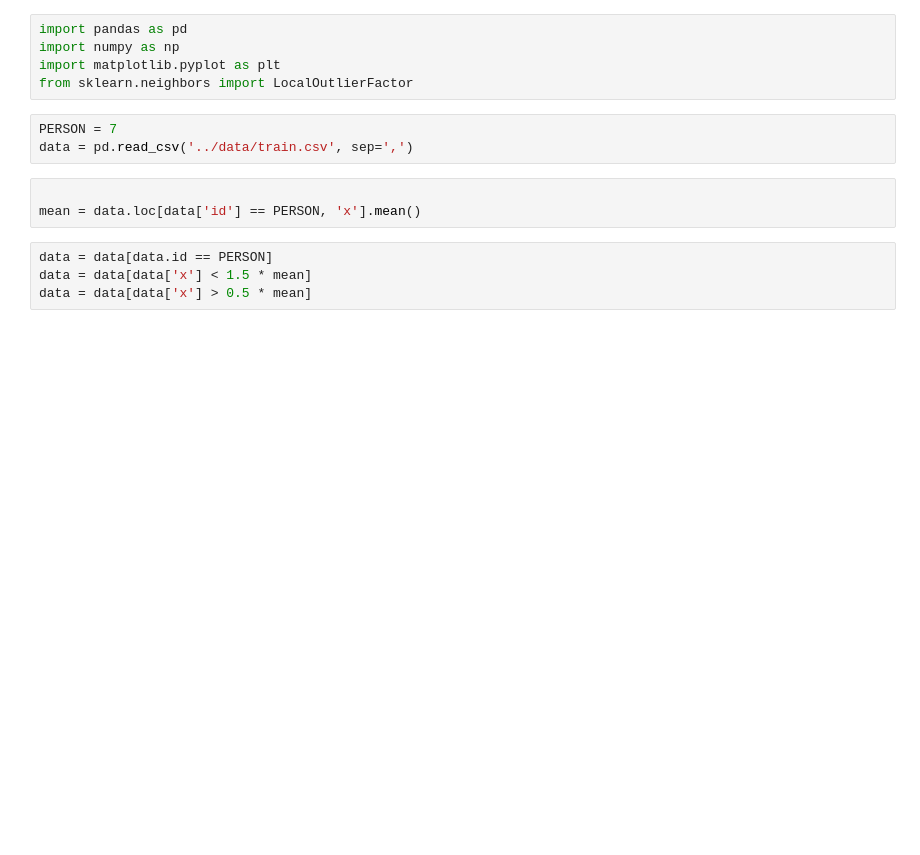
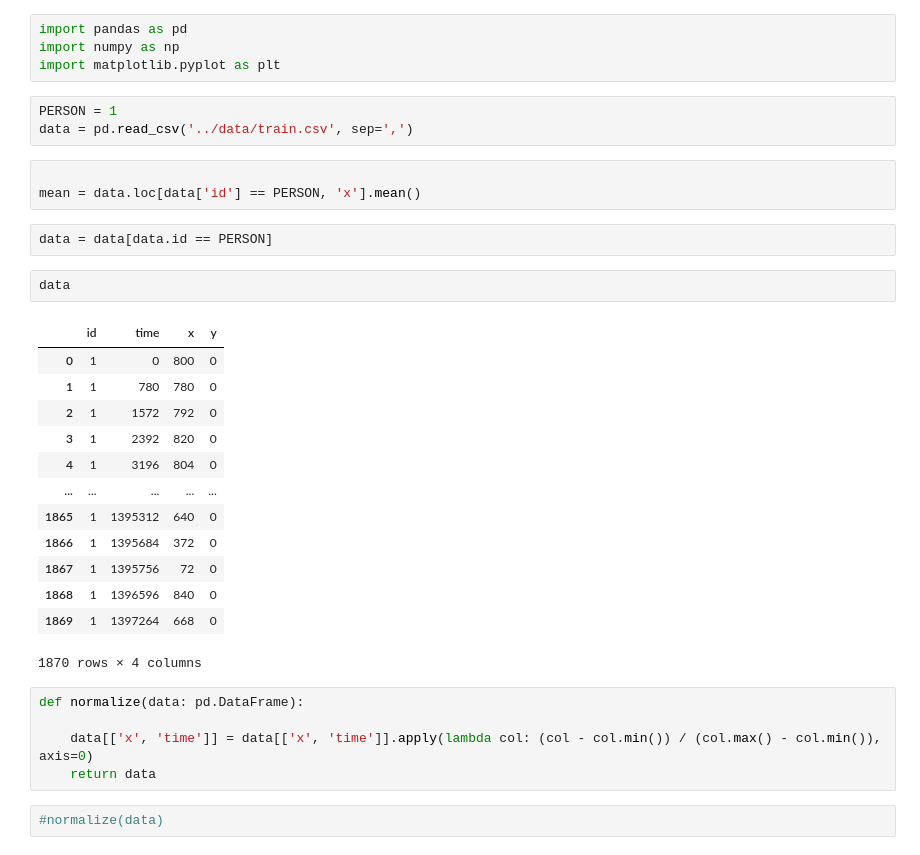
Before and after one commit to OnlyOneUseAcc/CardioSpike, a Jupyter notebook: main_features/test_features.ipynb, the cells around one changed output. Cells and saved outputs as stored; diff of their text form; blank space fills up the shorter version.

```diff
--- a/main_features/test_features.ipynb
+++ b/main_features/test_features.ipynb
@@ -2,14 +2,34 @@
 import pandas as pd
 import numpy as np
 import matplotlib.pyplot as plt
-from sklearn.neighbors import LocalOutlierFactor
 # %%
-PERSON = 7
+PERSON = 1
 data = pd.read_csv('../data/train.csv', sep=',')
 # %%
 
 mean = data.loc[data['id'] == PERSON, 'x'].mean()
-# %%
-data = data[data.id == PERSON]
-data = data[data['x'] < 1.5 * mean]
-data = data[data['x'] > 0.5 * mean]
+# %%
+data = data[data.id == PERSON]
+# %%
+data
+# %% [output]
+|  | id | time | x | y |
+| 0 | 1 | 0 | 800 | 0 |
+| 1 | 1 | 780 | 780 | 0 |
+| 2 | 1 | 1572 | 792 | 0 |
+| 3 | 1 | 2392 | 820 | 0 |
+| 4 | 1 | 3196 | 804 | 0 |
+| ... | ... | ... | ... | ... |
+| 1865 | 1 | 1395312 | 640 | 0 |
+| 1866 | 1 | 1395684 | 372 | 0 |
+| 1867 | 1 | 1395756 | 72 | 0 |
+| 1868 | 1 | 1396596 | 840 | 0 |
+| 1869 | 1 | 1397264 | 668 | 0 |
+1870 rows × 4 columns
+# %%
+def normalize(data: pd.DataFrame):
+
+    data[['x', 'time']] = data[['x', 'time']].apply(lambda col: (col - col.min()) / (col.max() - col.min()), axis=0)
+    return data
+# %%
+#normalize(data)
```
Also changed, not shown: parts of 8 cells of this notebook, 6 other files.
